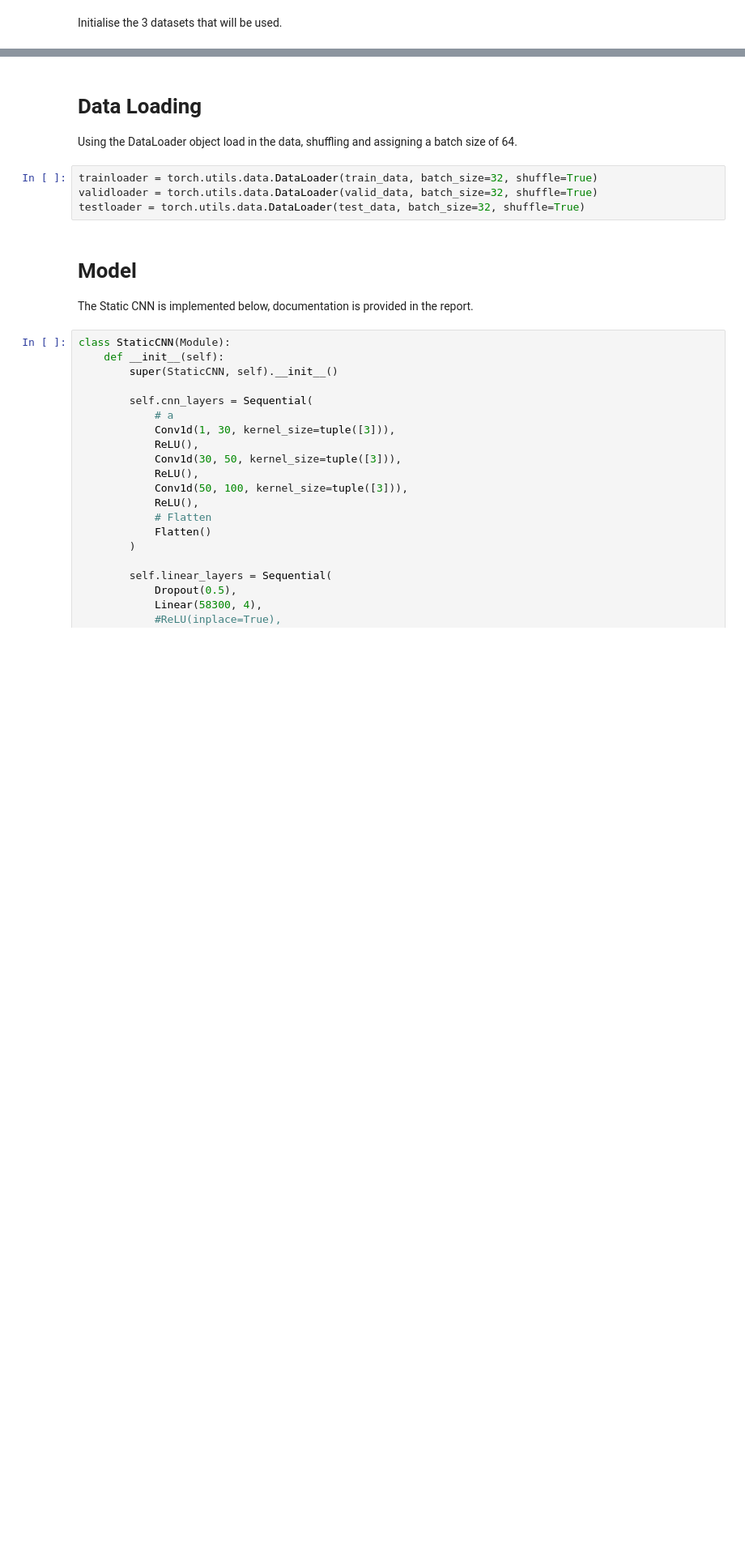
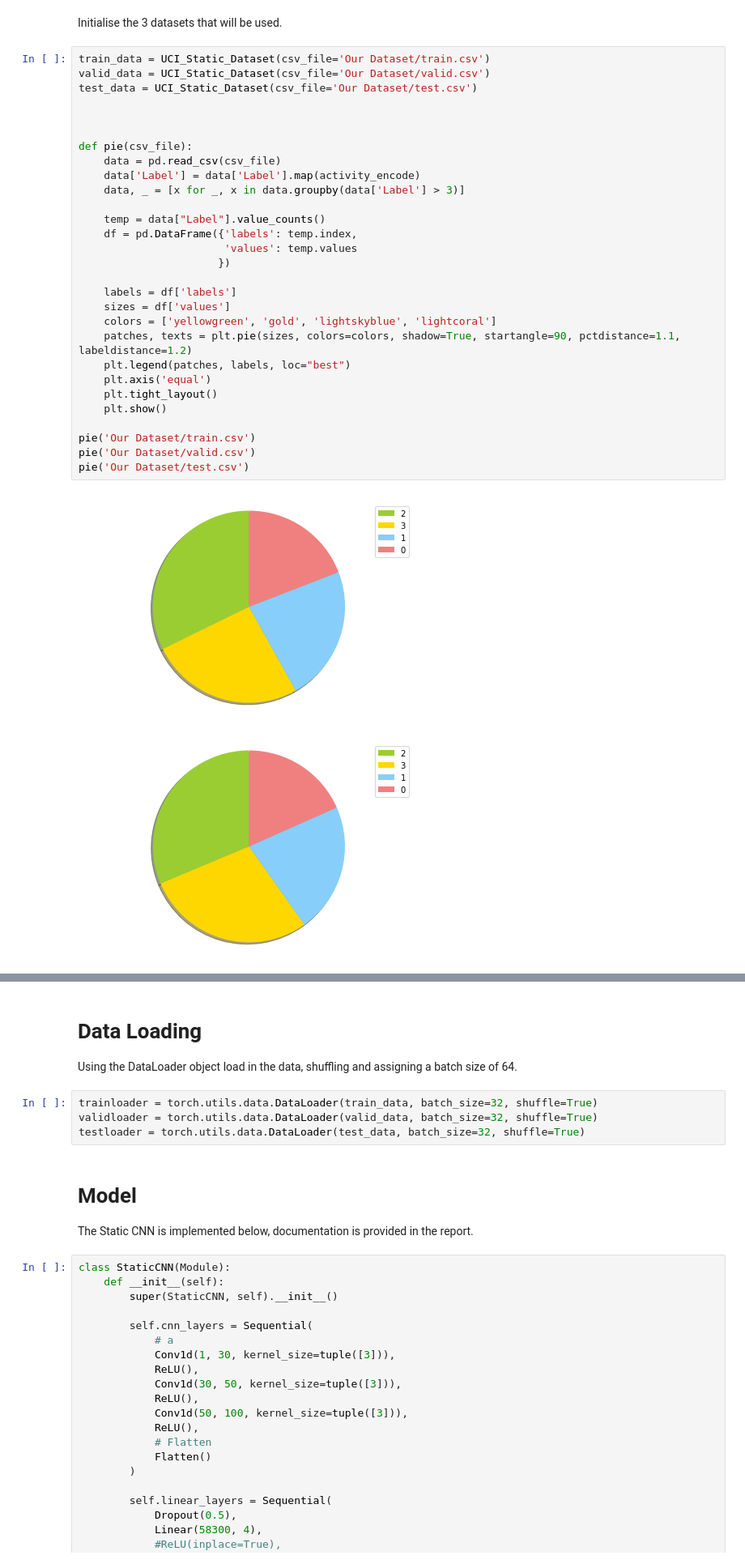
Before and after one commit to jakesant/gog_apt, a Jupyter notebook: ODSCNN.ipynb, the cells around one changed output, grey strips where cells are left out. Shown at 81% size. Drawn from its saved outputs; the diff is of its cells as text; blank space fills up the shorter version.

Commit message:
Changed Our data distribution and added splitting to ODDCNN.ipynb
Signed-off-by: Aiden <mw3dbest@gmail.com>

```diff
--- a/ODSCNN.ipynb
+++ b/ODSCNN.ipynb
@@ -88,2 +87,34 @@ test_data = UCI_Static_Dataset(csv_file='Our Dataset/test.csv')
 # %% [markdown]
 Initialise the 3 datasets that will be used.
+# %%
+train_data = UCI_Static_Dataset(csv_file='Our Dataset/train.csv')
+valid_data = UCI_Static_Dataset(csv_file='Our Dataset/valid.csv')
+test_data = UCI_Static_Dataset(csv_file='Our Dataset/test.csv')
+
+
+
+def pie(csv_file):
+    data = pd.read_csv(csv_file)
+    data['Label'] = data['Label'].map(activity_encode)
+    data, _ = [x for _, x in data.groupby(data['Label'] > 3)]
+
+    temp = data["Label"].value_counts()
+    df = pd.DataFrame({'labels': temp.index,
+                       'values': temp.values
+                      })
+
+    labels = df['labels']
+    sizes = df['values']
+    colors = ['yellowgreen', 'gold', 'lightskyblue', 'lightcoral']
+    patches, texts = plt.pie(sizes, colors=colors, shadow=True, startangle=90, pctdistance=1.1, labeldistance=1.2)
+    plt.legend(patches, labels, loc="best")
+    plt.axis('equal')
+    plt.tight_layout()
+    plt.show()
+
+pie('Our Dataset/train.csv')
+pie('Our Dataset/valid.csv')
+pie('Our Dataset/test.csv')
+# %% [output]
+[figure, added]
+[figure, added]
```
Also changed, not shown: parts of 8 cells of this notebook, 4 other files.
